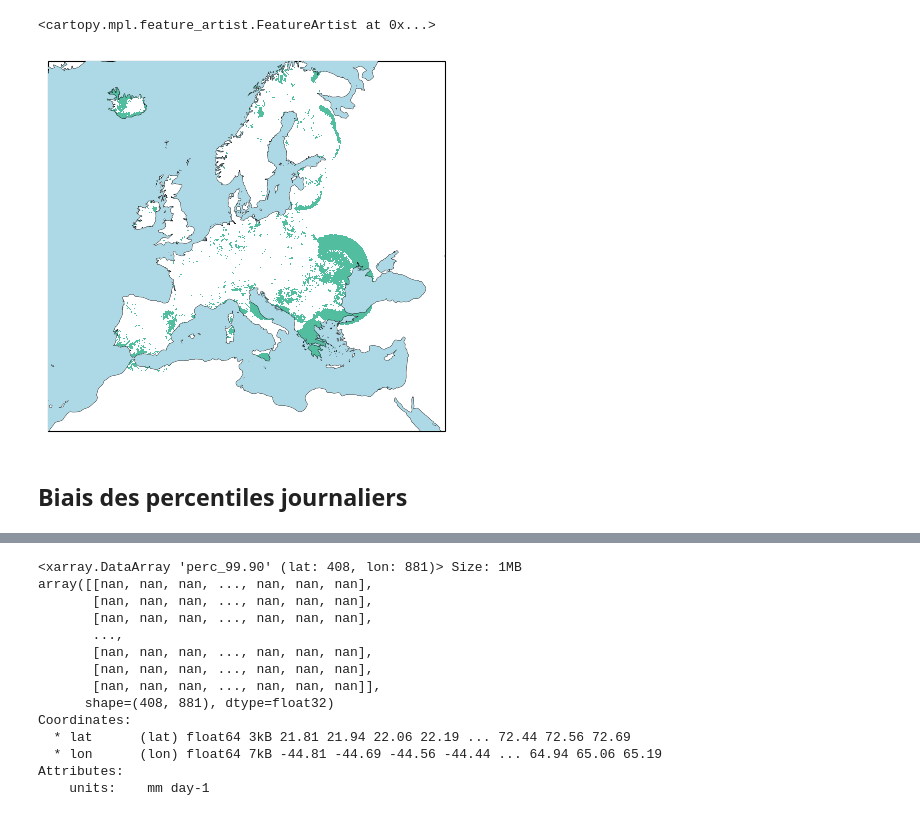
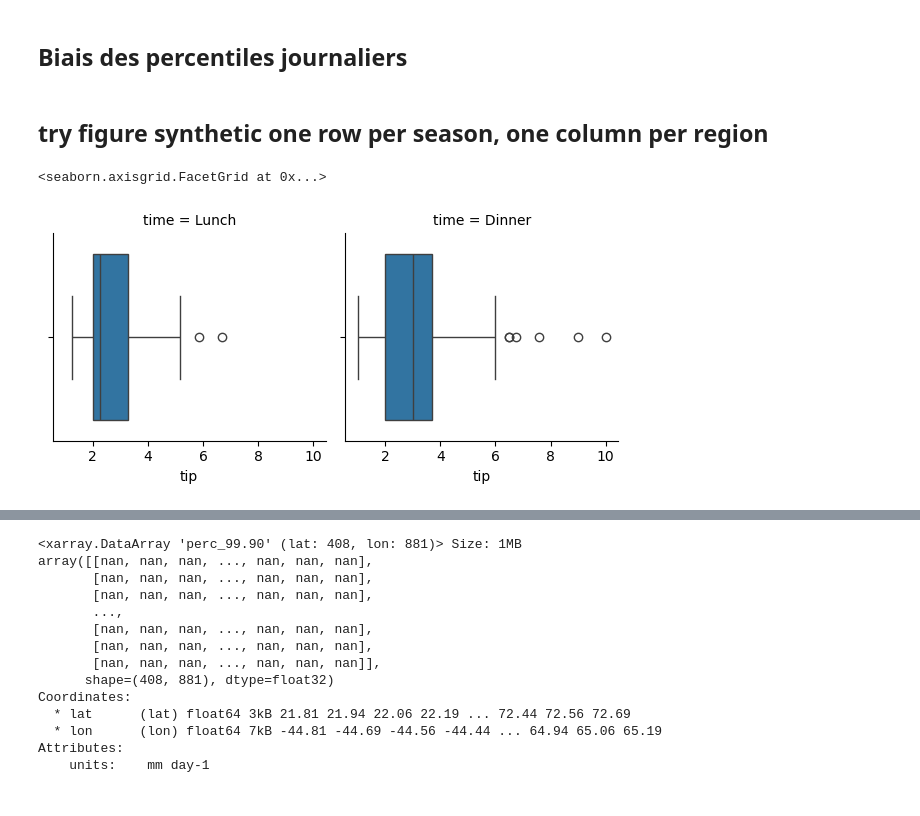
Before and after one commit to guillaumeevin/evaluation_precip_extremes_eurocordex, a Jupyter notebook: comparisons_Apr.ipynb, the cells around one changed output, grey strips where cells are left out. Drawn from its saved outputs; the diff is of its cells as text; code cells hidden in the pictures.

```diff
--- a/comparisons_Apr.ipynb
+++ b/comparisons_Apr.ipynb
@@ -181,15 +158,3 @@ Text(0.5, 1.0, 'ALARO1-SFX')
-# %%
-fig, ax = plt.subplots(subplot_kw={'projection': projplot})
-plot = ax.pcolormesh(X, Y, mask, cmap=cmaps.precip_diff_12lev, vmin=-2, vmax=2,
-                    transform=projorig, zorder=1)
-
-
-ax.set_extent((-15, 38, 25, 70))  # France zoom
-ax.add_feature(cfeature.COASTLINE, linewidth=0.5)        # Draw coastlines
-ax.add_feature(cfeature.OCEAN, facecolor='LightBlue', zorder=10)
-# %% [output]
-<cartopy.mpl.feature_artist.FeatureArtist at 0x...>
-[figure, removed]
 # %%
 from cProfile import label
 from os import name
@@ -387,3 +352,13 @@ for season in ['JJA','SON','DJF','MAM']:
             plt.savefig(f'D:/EUROCORDEX_extremes/figures_24Apr/precip_24h_{diff}diff_{quantile}_{season}.png',
                         dpi=300, bbox_inches='tight')
             plt.close()
+# %% [markdown]
+## try figure synthetic one row per season, one column per region
+# %%
+# https://seaborn.pydata.org/tutorial/axis_grids.html
+tips = sns.load_dataset("tips")
+g = sns.FacetGrid(tips, col="time")
+g.map(sns.boxplot, "tip")
+# %% [output]
+<seaborn.axisgrid.FacetGrid at 0x...>
+[figure, added]
```
Also changed, not shown: parts of 6 cells of this notebook, 1 other file.
